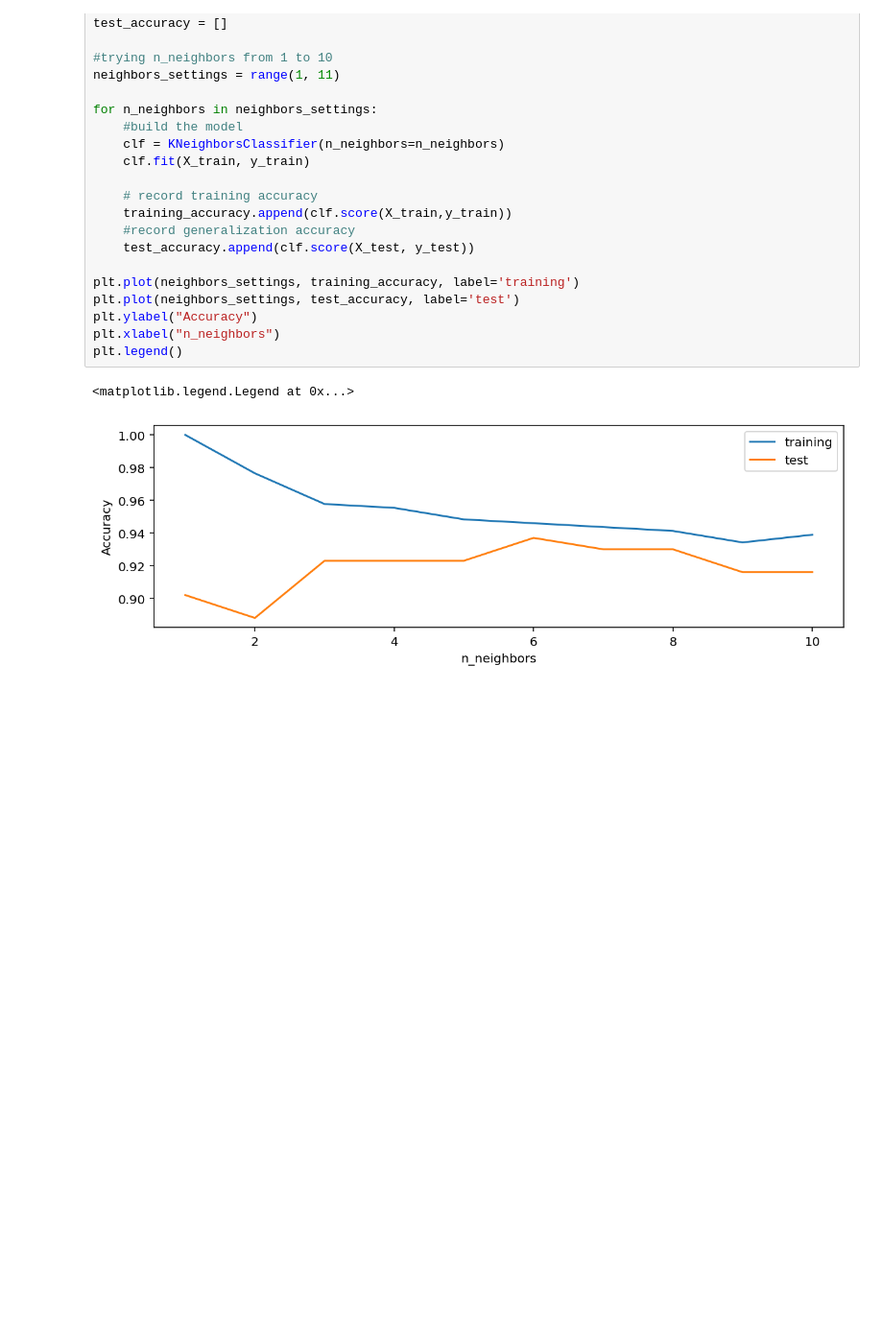
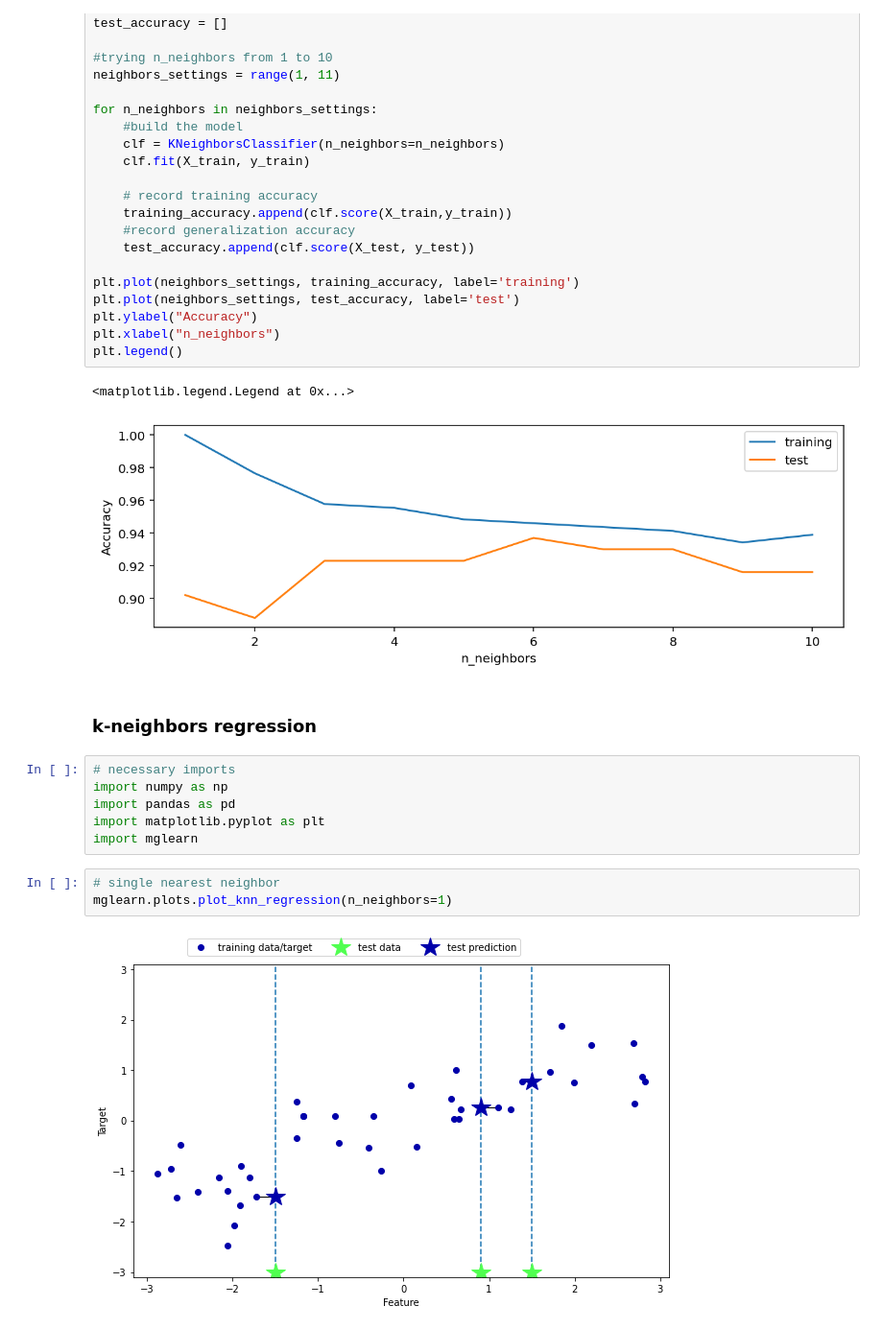
Before and after one commit to katsanjib046/Introduction-to-ML-by-Muller-and-Guido, a Jupyter notebook: Chapter 2 Supervised Learning.ipynb, the cells around one changed output. Shown at 96% size. Drawn from its saved outputs; the diff is of its cells as text; blank space fills up the shorter version.

Commit message:
Added section on Regression for Chapter 2

```diff
--- a/Chapter 2 Supervised Learning.ipynb
+++ b/Chapter 2 Supervised Learning.ipynb
@@ -208,3 +208,16 @@ plt.legend()
 # %% [output]
 <matplotlib.legend.Legend at 0x...>
 [figure]
+# %% [markdown]
+### k-neighbors regression
+# %%
+# necessary imports
+import numpy as np
+import pandas as pd
+import matplotlib.pyplot as plt
+import mglearn
+# %%
+# single nearest neighbor
+mglearn.plots.plot_knn_regression(n_neighbors=1)
+# %% [output]
+[figure, added]
```
Also changed, not shown: parts of 25 cells of this notebook.
